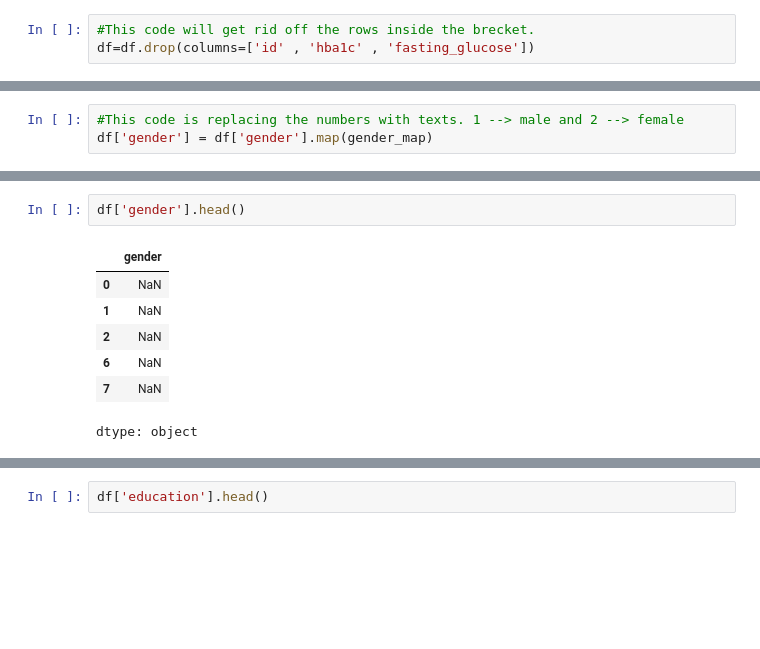
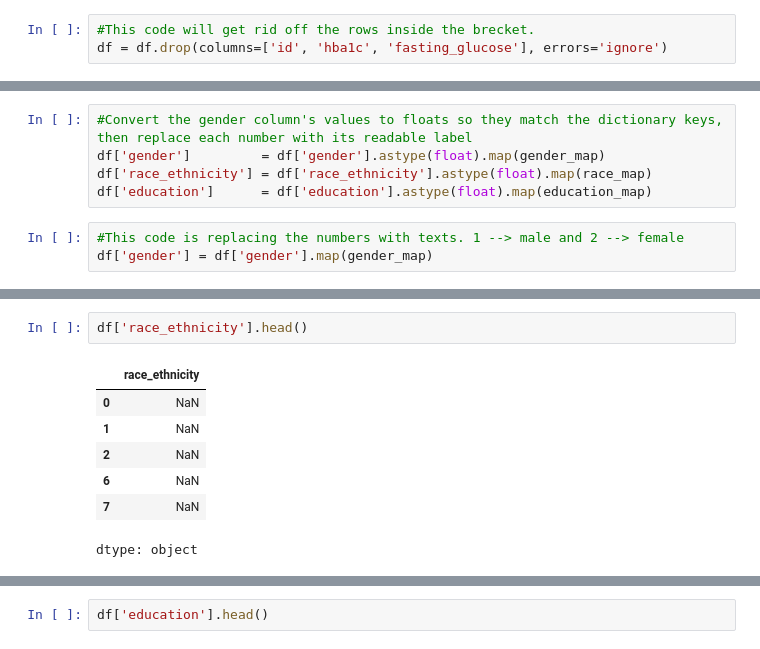
Before and after one commit to musabegumm/DSC110, a Jupyter notebook: ML_Data_Prep.ipynb, the cells around one changed output, grey strips where cells are left out. Saved outputs shown, nothing was run; the diff lists cells and outputs as text; blank space fills up the shorter version.

```diff
--- a/ML_Data_Prep.ipynb
+++ b/ML_Data_Prep.ipynb
@@ -84,3 +82,3 @@ df.head()
 # %%
 #This code will get rid off the rows inside the brecket.
-df=df.drop(columns=['id' , 'hba1c' , 'fasting_glucose'])
+df = df.drop(columns=['id', 'hba1c', 'fasting_glucose'], errors='ignore')
@@ -99,6 +95,11 @@ education_map  = {1.0: 'Less than 9th', 2.0: '9-11th grade',
 df['gender']         = df['gender'].map(gender_map)
 df['race_ethnicity'] = df['race_ethnicity'].map(race_map)
 df['education']      = df['education'].map(education_map)
+# %%
+#Convert the gender column's values to floats so they match the dictionary keys, then replace each number with its readable label
+df['gender']         = df['gender'].astype(float).map(gender_map)
+df['race_ethnicity'] = df['race_ethnicity'].astype(float).map(race_map)
+df['education']      = df['education'].astype(float).map(education_map)
 # %%
 #This code is replacing the numbers with texts. 1 --> male and 2 --> female
 df['gender'] = df['gender'].map(gender_map)
@@ -105,7 +118,7 @@ df['gender'] = df['gender'].map(gender_map)
 # %%
-df['gender'].head()
+df['race_ethnicity'].head()
 # %% [output]
-|  | gender |
+|  | race_ethnicity |
 | 0 | NaN |
 | 1 | NaN |
 | 2 | NaN |
```
Also changed, not shown: parts of 8 cells of this notebook.
